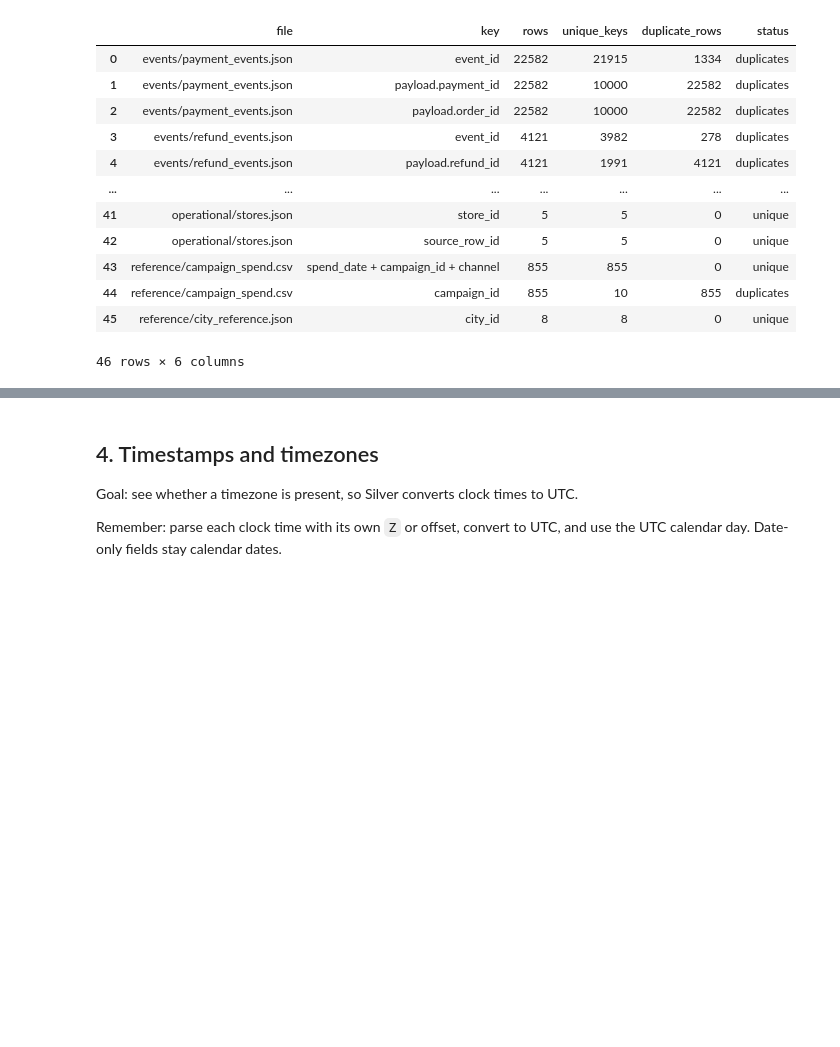
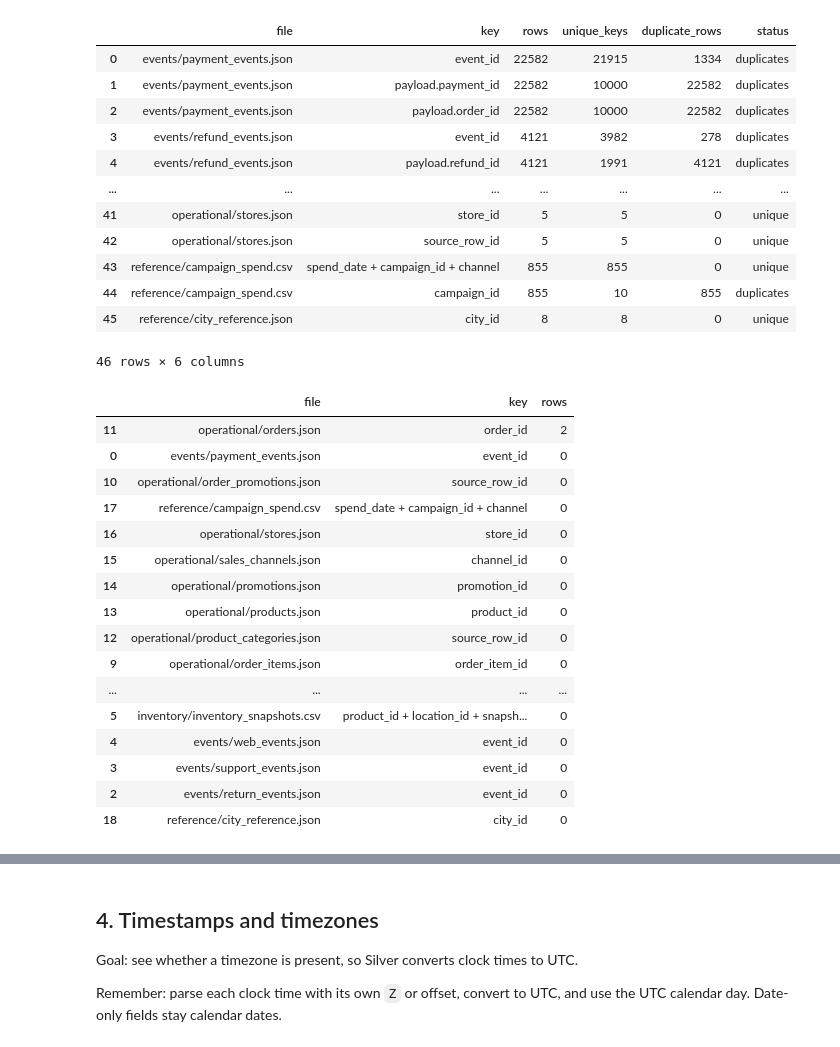
Before and after one commit to haniialfiyyaah/omnichannel-retail-analytics, a Jupyter notebook: notebooks/01_explore_raw.ipynb, the cells around one changed output, grey strips where cells are left out. Cells and saved outputs as stored; diff of their text form; code cells hidden in the pictures; blank space fills up the shorter version.

```diff
--- a/notebooks/01_explore_raw.ipynb
+++ b/notebooks/01_explore_raw.ipynb
@@ -235,3 +297,55 @@ pd.DataFrame(dup_rows)
 | 44 | reference/campaign_spend.csv | campaign_id | 855 | 10 | 855 | duplicates |
 | 45 | reference/city_reference.json | city_id | 8 | 8 | 0 | unique |
 46 rows × 6 columns
+# %%
+def rows_that_differ(frame, keys):
+    key_cols = keys if isinstance(keys, list) else [keys]
+    if not all(column in frame.columns for column in key_cols):
+        return None
+    compare_cols = [column for column in frame.columns if column not in key_cols]
+    repeated = frame[frame.duplicated(key_cols, keep=False)]
+    if repeated.empty:
+        return repeated
+    differs = (
+        repeated.groupby(key_cols, dropna=False)[compare_cols]
+        .nunique(dropna=False)
+        .gt(1)
+        .any(axis=1)
+    )
+    changed_keys = differs[differs].index
+    indexed = repeated.set_index(key_cols)
+    return indexed.loc[indexed.index.isin(changed_keys)].reset_index().sort_values(key_cols)
+
+summary = []
+details = {}
+for name, candidates in KEY_CANDIDATES.items():
+    keys = candidates[0]
+    changed = rows_that_differ(frames[name], keys)
+    label = " + ".join(keys) if isinstance(keys, list) else keys
+    summary.append({
+        "file": name,
+        "key": label,
+        "rows": 0 if changed is None else len(changed),
+    })
+    if changed is not None and len(changed):
+        details[name] = changed
+
+pd.DataFrame(summary).sort_values("rows", ascending=False)
+# %% [output]
+|  | file | key | rows |
+| 11 | operational/orders.json | order_id | 2 |
+| 0 | events/payment_events.json | event_id | 0 |
+| 10 | operational/order_promotions.json | source_row_id | 0 |
+| 17 | reference/campaign_spend.csv | spend_date + campaign_id + channel | 0 |
+| 16 | operational/stores.json | store_id | 0 |
+| 15 | operational/sales_channels.json | channel_id | 0 |
+| 14 | operational/promotions.json | promotion_id | 0 |
+| 13 | operational/products.json | product_id | 0 |
+| 12 | operational/product_categories.json | source_row_id | 0 |
+| 9 | operational/order_items.json | order_item_id | 0 |
+| ... | ... | ... | ... |
+| 5 | inventory/inventory_snapshots.csv | product_id + location_id + snapsh... | 0 |
+| 4 | events/web_events.json | event_id | 0 |
+| 3 | events/support_events.json | event_id | 0 |
+| 2 | events/return_events.json | event_id | 0 |
+| 18 | reference/city_reference.json | city_id | 0 |
```
Also changed, not shown: parts of 5 cells of this notebook.
